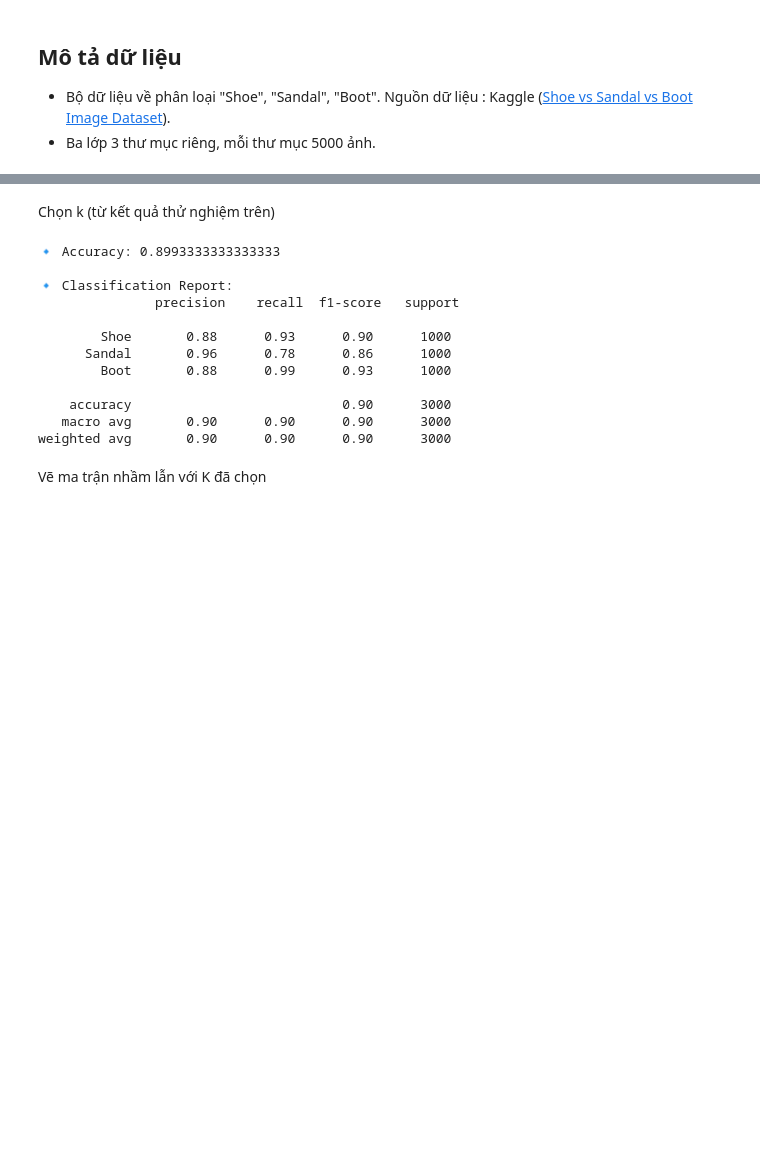
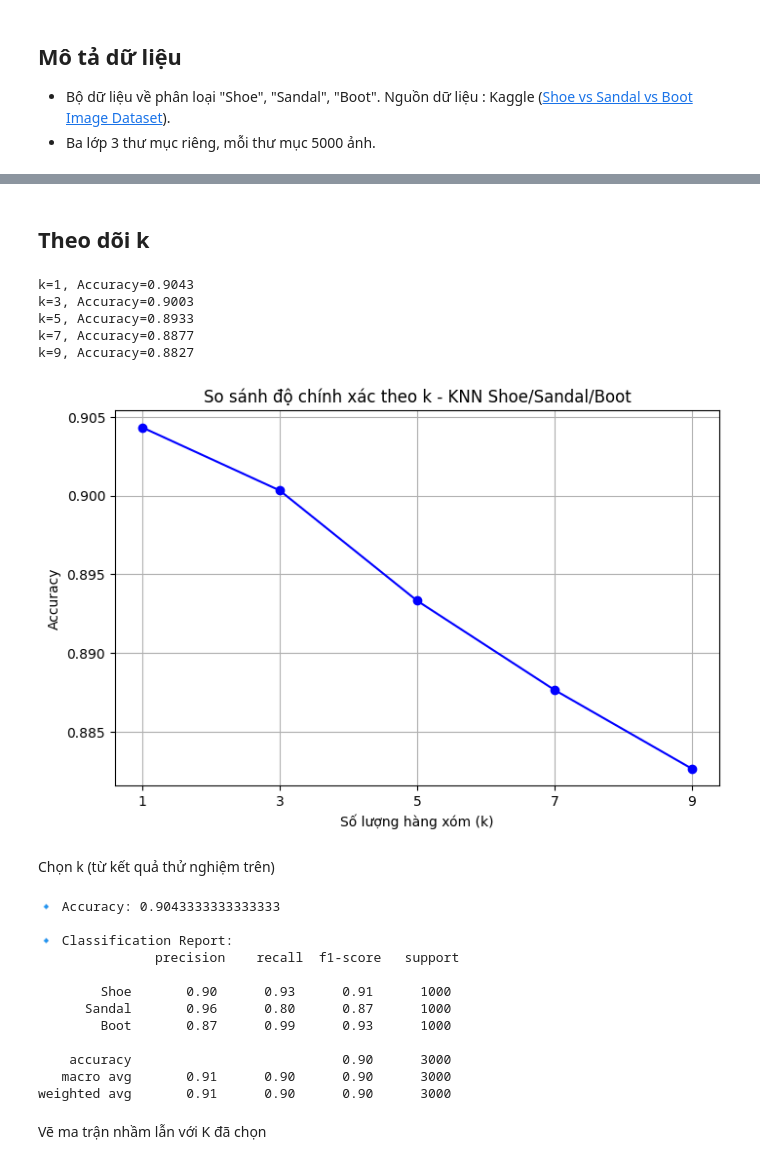
Before and after one commit to tinppb/computer_vision, a Jupyter notebook: code/baotin_knn.ipynb, the cells around one changed output, grey strips where cells are left out. Saved outputs shown, nothing was run; the diff lists cells and outputs as text; code cells hidden in the pictures; blank space fills up the shorter version.

```diff
--- a/code/baotin_knn.ipynb
+++ b/code/baotin_knn.ipynb
@@ -97,3 +85,35 @@ k=15, Accuracy=0.8737
+# %% [markdown]
+## Theo dõi k
+# %%
+# 3. So sánh accuracy theo k
+# ======================
+k_values = range(1, 10, 2)
+accuracies = []
+
+for k in k_values:
+    knn = KNeighborsClassifier(n_neighbors=k, metric="euclidean", weights='distance')
+    knn.fit(X_train, y_train)
+    y_pred = knn.predict(X_test)
+    acc = accuracy_score(y_test, y_pred)
+    accuracies.append(acc)
+    print(f"k={k}, Accuracy={acc:.4f}")
+
+# Vẽ biểu đồ
+plt.figure(figsize=(8, 5))
+plt.plot(k_values, accuracies, marker="o", linestyle="-", color="b")
+plt.xticks(k_values)
+plt.xlabel("Số lượng hàng xóm (k)")
+plt.ylabel("Accuracy")
+plt.title("So sánh độ chính xác theo k - KNN Shoe/Sandal/Boot")
+plt.grid(True)
+plt.show()
+# %% [output]
+k=1, Accuracy=0.9043
+k=3, Accuracy=0.9003
+k=5, Accuracy=0.8933
+k=7, Accuracy=0.8877
+k=9, Accuracy=0.8827
+[figure, added]
 # %% [markdown]
 Chọn k (từ kết quả thử nghiệm trên)
 # %%
@@ -101,7 +121,7 @@ Chọn k (từ kết quả thử nghiệm trên)
 # 3. Huấn luyện KNN
 # ======================
 k=3
-knn_k = KNeighborsClassifier(n_neighbors=k)
+knn_k = KNeighborsClassifier(n_neighbors=k,metric="euclidean",weights='distance')
 knn_k.fit(X_train, y_train)
 
 # ======================
@@ -112,18 +132,18 @@ y_pred = knn_k.predict(X_test)
 print("🔹 Accuracy:", accuracy_score(y_test, y_pred))
 print("\n🔹 Classification Report:\n", classification_report(y_test, y_pred, target_names=classes))
 # %% [output]
-🔹 Accuracy: 0.8993333333333333
+🔹 Accuracy: 0.9043333333333333
 
 🔹 Classification Report:
                precision    recall  f1-score   support
 
-        Shoe       0.88      0.93      0.90      1000
-      Sandal       0.96      0.78      0.86      1000
-        Boot       0.88      0.99      0.93      1000
+        Shoe       0.90      0.93      0.91      1000
+      Sandal       0.96      0.80      0.87      1000
+        Boot       0.87      0.99      0.93      1000
 
     accuracy                           0.90      3000
-   macro avg       0.90      0.90      0.90      3000
-weighted avg       0.90      0.90      0.90      3000
+   macro avg       0.91      0.90      0.90      3000
+weighted avg       0.91      0.90      0.90      3000
 # %% [markdown]
 Vẽ ma trận nhầm lẫn với K đã chọn
 # %%
```
Also changed, not shown: parts of 11 cells of this notebook, 7 other files.
